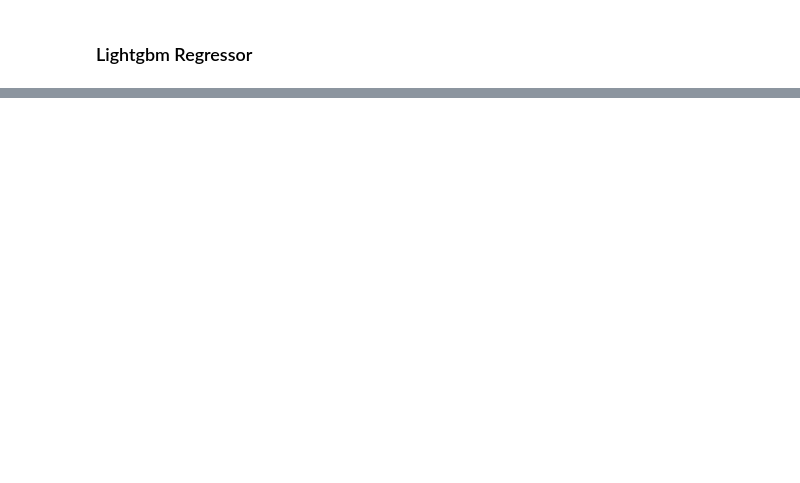
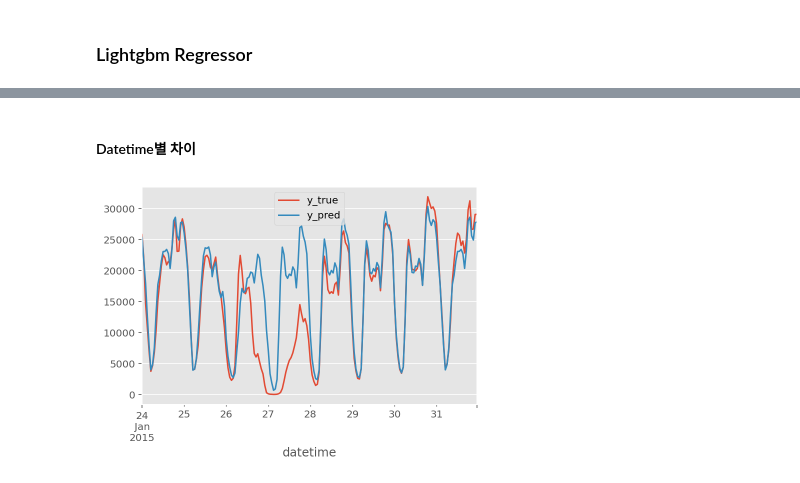
Before and after one commit to aeea-0605/taxi-demand-repo, a Jupyter notebook: notebooks/04_ensemble_modeling.ipynb, the cells around one changed output, grey strips where cells are left out. Cells and saved outputs as stored; diff of their text form; code cells hidden in the pictures; blank space fills up the shorter version.

```diff
--- a/notebooks/04_ensemble_modeling.ipynb
+++ b/notebooks/04_ensemble_modeling.ipynb
@@ -404,0 +571,12 @@ def run(_log, _run):
+# %%
+le = LabelEncoder()
+base_df['zip_code_le'] = le.fit_transform(base_df['zip_code'])
+
+base_df['log_cnt'] = np.log10(base_df['cnt'])
+
+train_df, test_df = split_train_and_test_period(base_df, 7)
+
+x_train, x_test, y_train_log, y_test_raw, y_test_log = split_x_and_y_log(train_df, test_df, y='log_cnt')
+# %%
+best_model = XGBRegressor(**best_params)
+best_model.fit(x_train, y_train_log)
@@ -404,0 +592,2 @@ def run(_log, _run):
+# %%
+y_pred = best_model.predict(x_test)
@@ -404,0 +602,8 @@ def run(_log, _run):
+# %%
+test_df['y_true'] = y_test_raw
+test_df['y_pred'] = 10**y_pred
+
+test_df['year'] = 2015
+test_df['datetime'] = pd.to_datetime(test_df[['year', 'month', 'day', 'hour']])
+
+test_df['zip_code'] = le.inverse_transform(test_df['zip_code_le'])
@@ -404,0 +616,6 @@ def run(_log, _run):
+# %% [markdown]
+#### Datetime별 차이
+# %%
+test_df.groupby('datetime').sum()[['y_true', 'y_pred']].plot();
+# %% [output]
+[figure, added]
```
Also changed, not shown: parts of 58 cells of this notebook.
